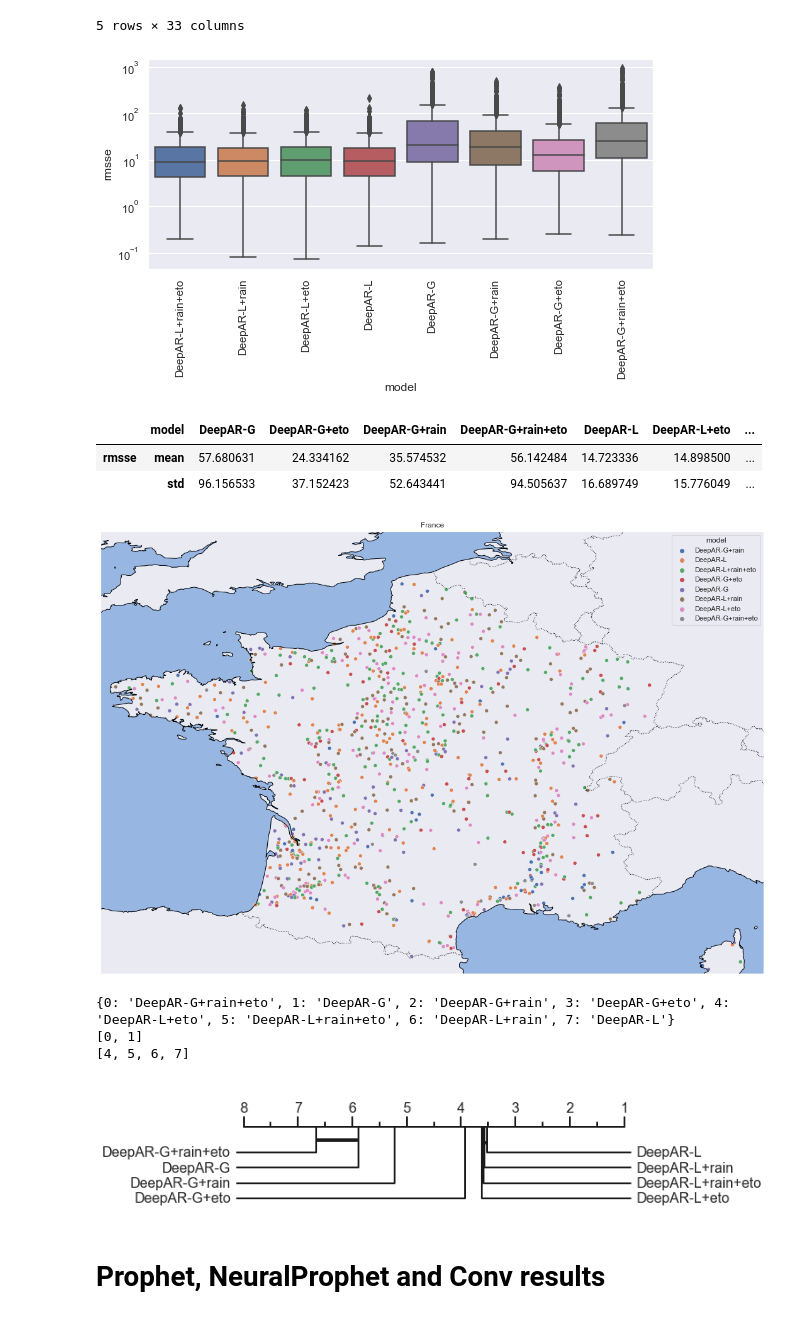
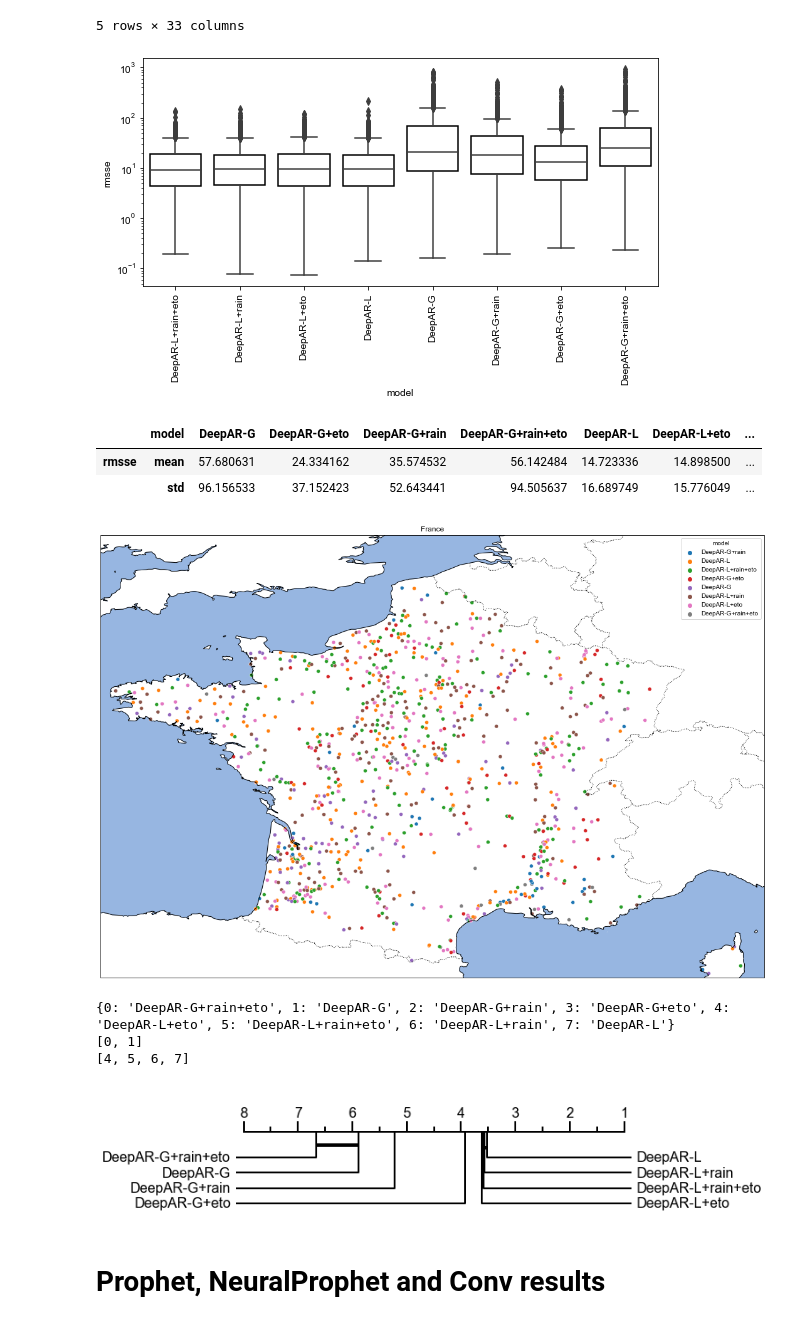
Before and after one commit to frankl1/piezoforecast, a Jupyter notebook: results/analysis.ipynb, the cells around one changed output. Drawn from its saved outputs; the diff is of its cells as text; code cells hidden in the pictures.

```diff
--- a/results/analysis.ipynb
+++ b/results/analysis.ipynb
@@ -14,7 +14,7 @@ from IPython.display import display
 
 %matplotlib inline
 
-sns.set()
+#sns.set()
 #sns.set_theme(style="whitegrid", palette="pastel")
 # %% [markdown]
 # Helper functions
@@ -47,7 +47,7 @@ def plot_best_models(result_df):
 # %%
 def plot_stats(result_df, figsize=(8, 5), fname=None):
     plt.figure(figsize=figsize)
-    ax = sns.boxplot(data=result_df, y='rmsse', x='model')
+    ax = sns.boxplot(data=result_df, y='rmsse', x='model', boxprops={'facecolor':'none', 'edgecolor':'black'})
     ax.set_xticklabels(ax.get_xticklabels(), rotation=90)
     ax.set_yscale('log')
 
@@ -242,13 +242,13 @@ deepar_result.head()
 | 8 | 8.0 | 8.0 | 8.0 | 8.0 | 8.0 | 8.0 | 0.0 | ... |
 5 rows × 33 columns
 # %%
-show_performance(deepar_result, show_map=True, barplot_fname='Images/boxplot-deepar.jpg', cd_fname='Images/cd-deepar.jpg')
+show_performance(deepar_result, show_map=True, barplot_fname='Images/boxplot-deepar.eps', cd_fname='Images/cd-deepar.eps')
 # %% [output]
-[figure, old version]
+[figure, new version]
 |  | model | DeepAR-G | DeepAR-G+eto | DeepAR-G+rain | DeepAR-G+rain+eto | DeepAR-L | DeepAR-L+eto | ... |
 | rmsse | mean | 57.680631 | 24.334162 | 35.574532 | 56.142484 | 14.723336 | 14.898500 | ... |
 |  | std | 96.156533 | 37.152423 | 52.643441 | 94.505637 | 16.689749 | 15.776049 | ... |
-[figure, old version]
+[figure, new version]
 {0: 'DeepAR-G+rain+eto', 1: 'DeepAR-G', 2: 'DeepAR-G+rain', 3: 'DeepAR-G+eto', 4: 'DeepAR-L+eto', 5: 'DeepAR-L+rain+eto', 6: 'DeepAR-L+rain', 7: 'DeepAR-L'}
 [0, 1]
 [4, 5, 6, 7]
```
Also changed, not shown: parts of 7 cells of this notebook, 36 other files.
